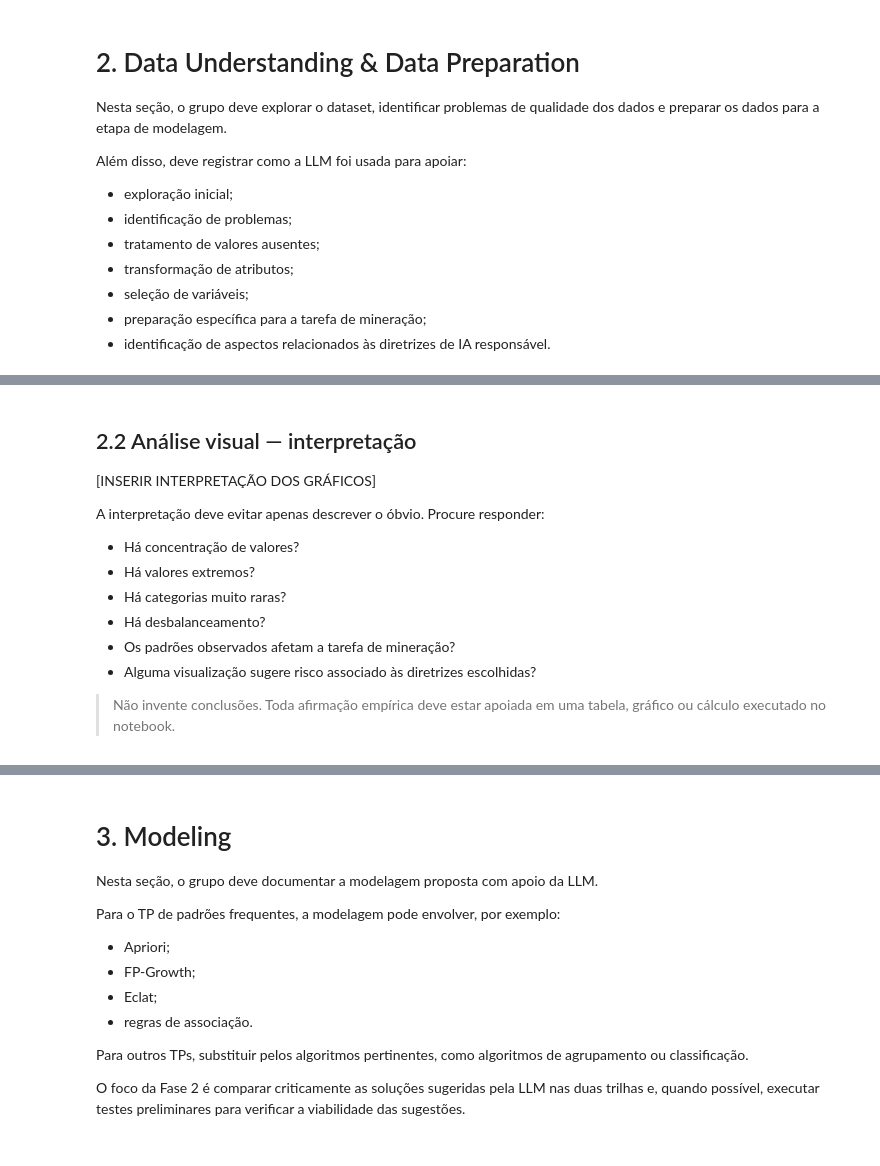
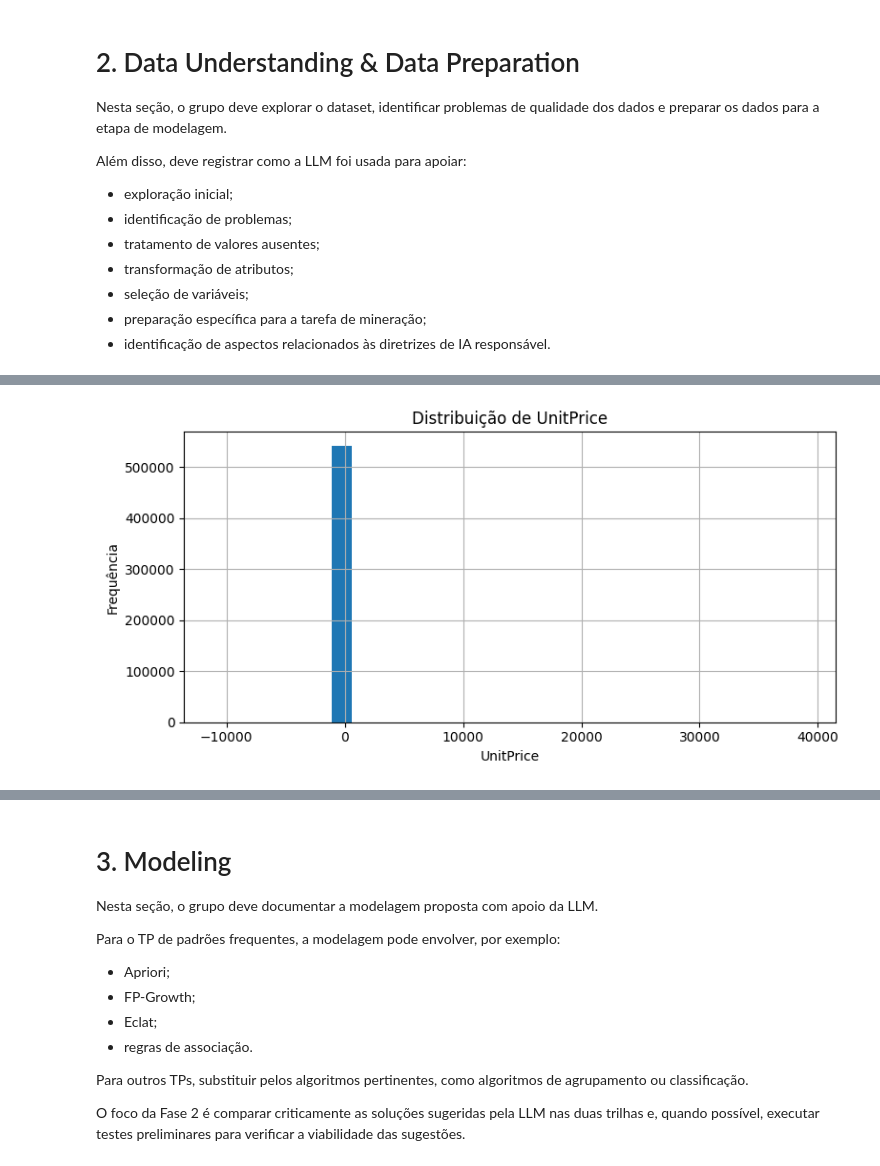
Before and after one commit to carolinabarcellos/TP1-Mineracao, a Jupyter notebook: TP1_Fase2_Grupo1.ipynb, the cells around one changed output, grey strips where cells are left out. Saved outputs shown, nothing was run; the diff lists cells and outputs as text; code cells hidden in the pictures.

Commit message:
Adicionando tarefas 1,2 e 3 da trilha A

```diff
--- a/TP1_Fase2_Grupo1.ipynb
+++ b/TP1_Fase2_Grupo1.ipynb
@@ -107,14 +112,14 @@ RANDOM_STATE = 42
 # Exemplos:
 # DATA_PATH = "dados/dataset.csv"
 # DATA_PATH = "/content/dataset.csv"
-DATA_PATH = "dados/UCI Online Retail.csv.gz"
+DATA_PATH = "dados/UCI Online Retail.csv"
 
 # Tipo de tarefa do TP.
 # Opções sugeridas:
 # - "padroes_frequentes"
 # - "agrupamento"
 # - "classificacao"
-TASK_TYPE = "padroes_frquentes"
+TASK_TYPE = "padroes_frequentes"
 
 # Coluna-alvo, se aplicável.
 # Para padrões frequentes ou agrupamento, normalmente pode ser None.
@@ -358,3 +372,9 @@ def carregar_dataset(caminho: str) -> pd.DataFrame:
 # print(f"Número de linhas: {df.shape[0]}")
 # print(f"Número de colunas: {df.shape[1]}")
 # display(df.head())
+# %%
+df = carregar_dataset(DATA_PATH)
+print("Dataset carregado com sucesso.")
+print(f"Número de linhas: {df.shape[0]}")
+print(f"Número de colunas: {df.shape[1]}")
+display(df.head())
@@ -492,18 +553,3 @@ def plot_matriz_correlacao(df: pd.DataFrame) -> None:
 # plot_distribuicao_numerica(df, "[COLUNA_NUMERICA]")
 # plot_contagem_categorica(df, "[COLUNA_CATEGORICA]")
 # plot_matriz_correlacao(df)
-# %% [markdown]
-## 2.2 Análise visual — interpretação
-
-[INSERIR INTERPRETAÇÃO DOS GRÁFICOS]
-
-A interpretação deve evitar apenas descrever o óbvio. Procure responder:
-
-- Há concentração de valores?
-- Há valores extremos?
-- Há categorias muito raras?
-- Há desbalanceamento?
-- Os padrões observados afetam a tarefa de mineração?
-- Alguma visualização sugere risco associado às diretrizes escolhidas?
-
-> Não invente conclusões. Toda afirmação empírica deve estar apoiada em uma tabela, gráfico ou cálculo executado no notebook.
@@ -509,0 +581,4 @@ A interpretação deve evitar apenas descrever o óbvio. Procure responder:
+# %%
+plot_distribuicao_numerica(df, "UnitPrice") #Com outliers
+# %% [output]
+[figure, added]
```
Also changed, not shown: parts of 69 cells of this notebook.
